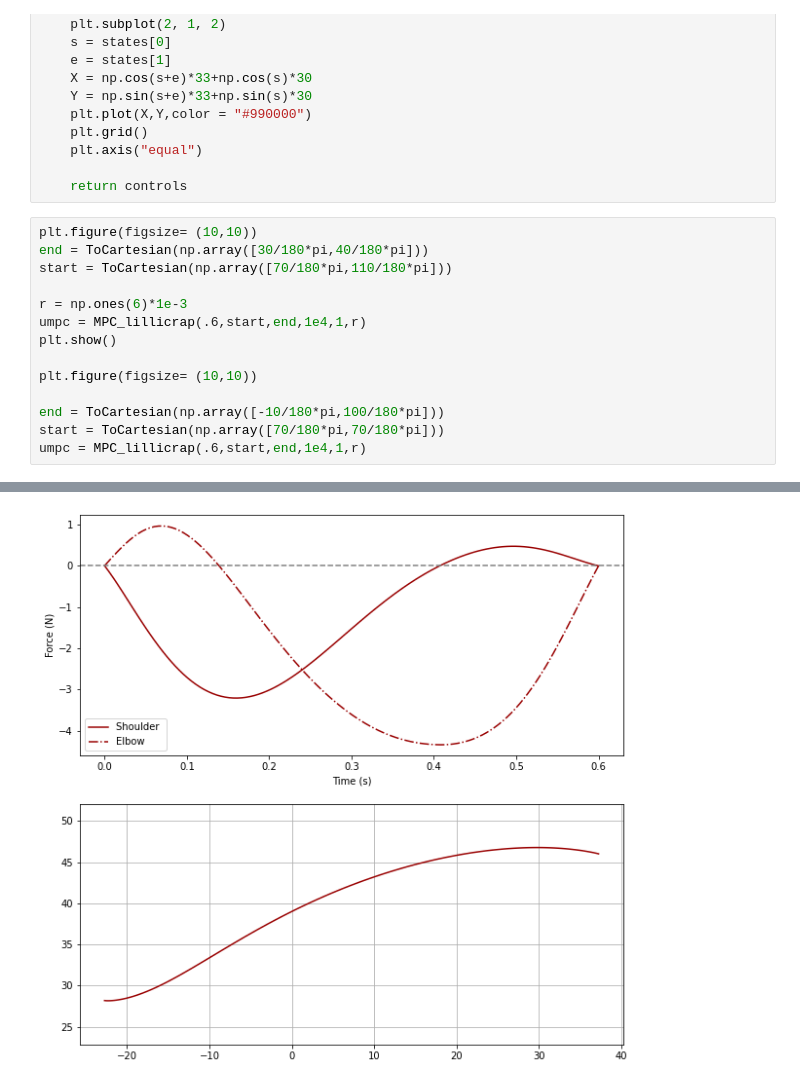
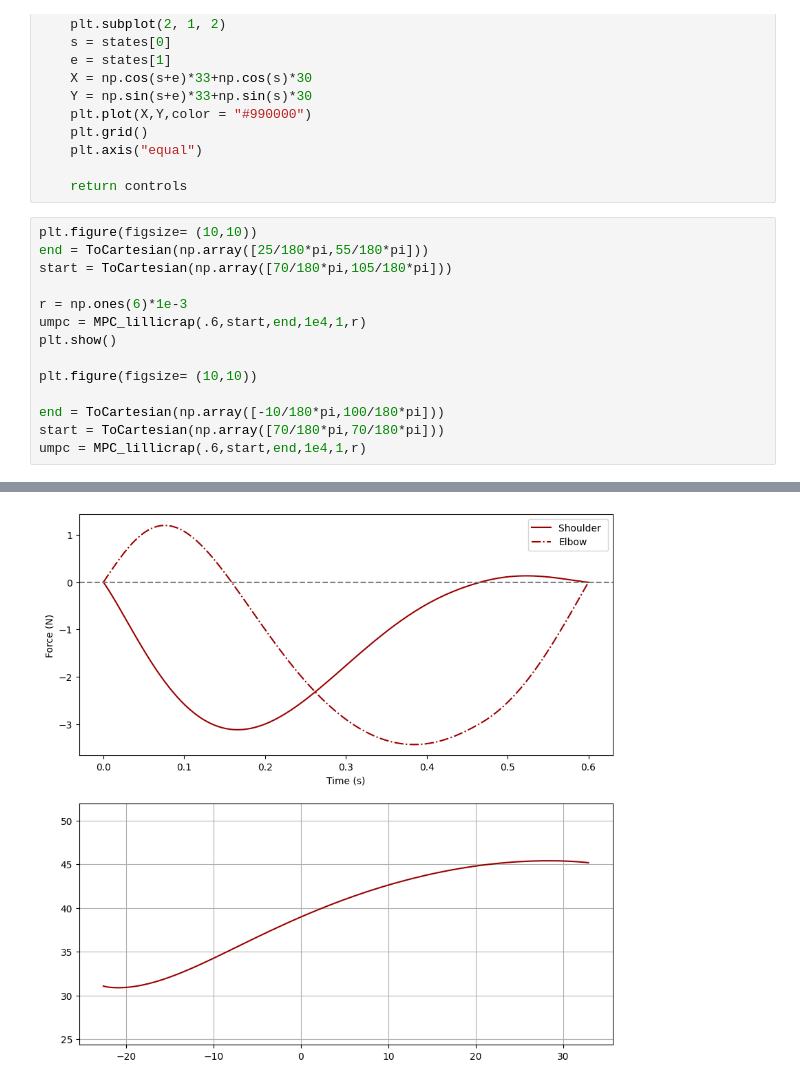
Before and after one commit to AlexandreThy/PhD, a Jupyter notebook: CurrentParts/NonlinearMPC.ipynb, the cells around one changed output, grey strips where cells are left out. Drawn from its saved outputs; the diff is of its cells as text.

```diff
--- a/CurrentParts/NonlinearMPC.ipynb
+++ b/CurrentParts/NonlinearMPC.ipynb
@@ -1364,8 +1364,8 @@ def MPC_lillicrap(Duration,start,end,w1,w2,r,dt = 0.005):
     return controls
 # %%
 plt.figure(figsize= (10,10))
-end = ToCartesian(np.array([30/180*pi,40/180*pi]))
-start = ToCartesian(np.array([70/180*pi,110/180*pi]))
+end = ToCartesian(np.array([25/180*pi,55/180*pi]))
+start = ToCartesian(np.array([70/180*pi,105/180*pi]))
 
 r = np.ones(6)*1e-3
 umpc = MPC_lillicrap(.6,start,end,1e4,1,r)
@@ -1387 +1385 @@ CasADi - 2025-06-02 16:26:36 WARNING("solver:nlp_g failed: NaN detected for outp
-[figure, old version]
+[figure, new version]
```
Also changed, not shown: parts of 1 cell of this notebook, 5 other files.
